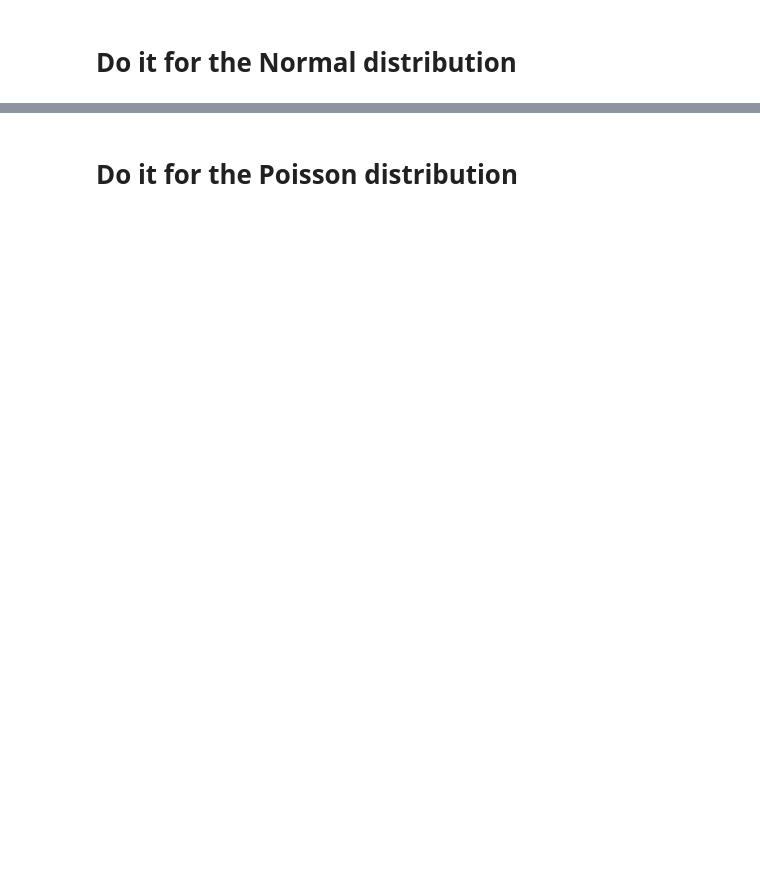
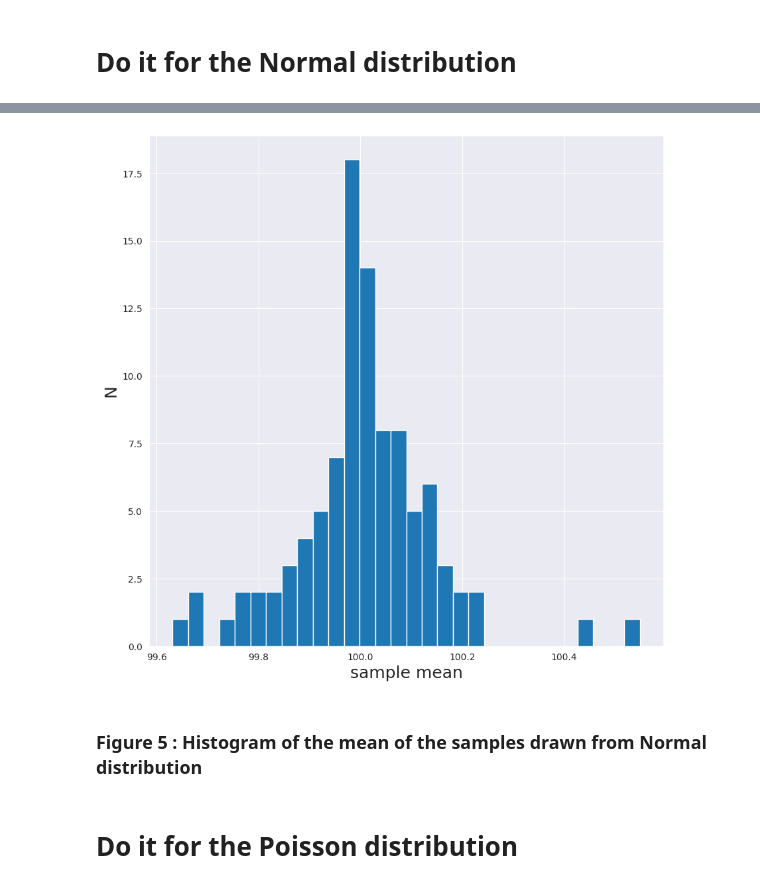
Before and after one commit to bivekpok/DSPS_BPokhrel, a Jupyter notebook: HW2/CentralLimitTheorem.ipynb, the cells around one changed output, grey strips where cells are left out. Saved outputs shown, nothing was run; the diff lists cells and outputs as text; code cells hidden in the pictures; blank space fills up the shorter version.

```diff
--- a/HW2/CentralLimitTheorem.ipynb
+++ b/HW2/CentralLimitTheorem.ipynb
@@ -176,2 +204,13 @@ pl.ylabel('N', fontsize = 18);
+# %%
+allmeans = list(mydists['normal']['means'].values())
+
+pl.figure(figsize=(10, 10))
+pl.hist(allmeans,bins=30)
+pl.xlabel('sample mean', fontsize = 18)
+pl.ylabel('N', fontsize = 18);
+# %% [output]
+[figure, added]
+# %% [markdown]
+### Figure 5 : Histogram of the mean of the samples drawn from Normal distribution
 # %% [markdown]
 # Do it for the Poisson distribution
```
Also changed, not shown: parts of 43 cells of this notebook.
